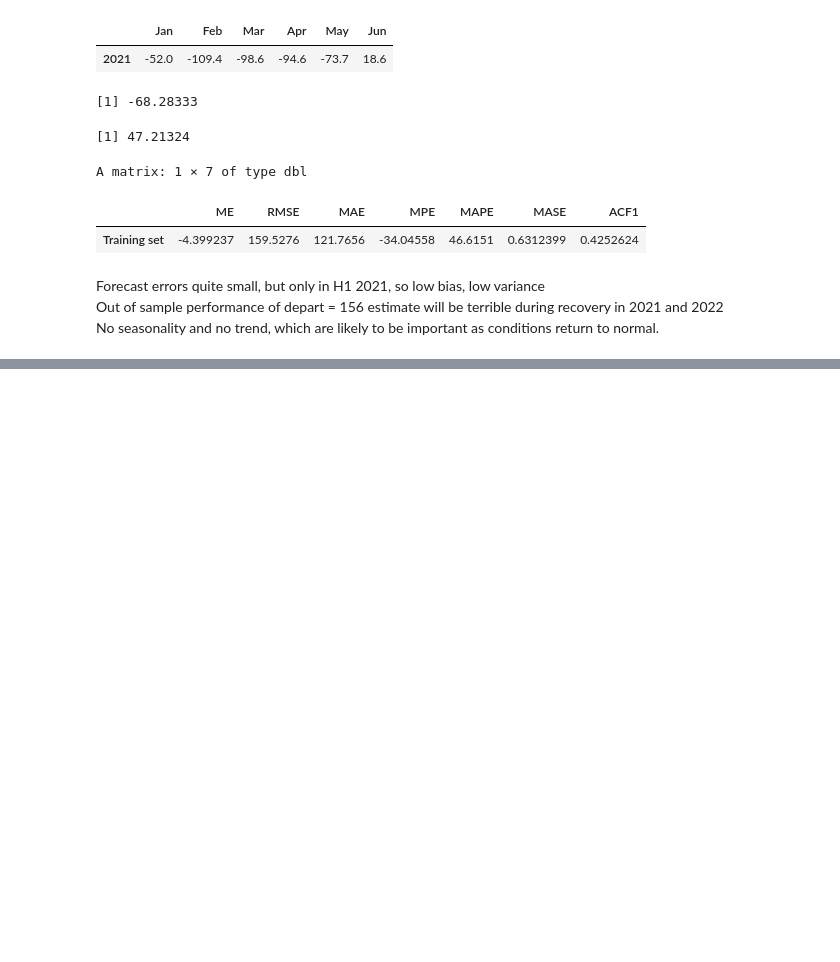
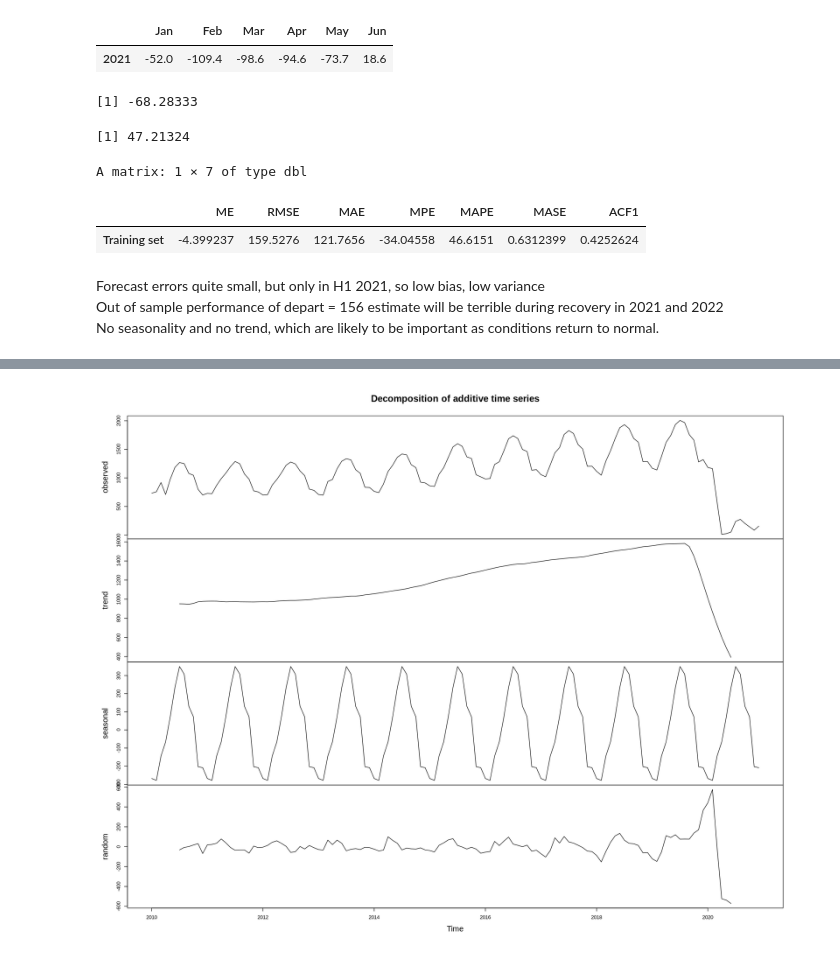
Before and after one commit to dpnolan/taba, a Jupyter notebook: TABA_time_series_analysis.ipynb, the cells around one changed output, grey strips where cells are left out. Saved outputs shown, nothing was run; the diff lists cells and outputs as text; code cells hidden in the pictures; blank space fills up the shorter version.

```diff
--- a/TABA_time_series_analysis.ipynb
+++ b/TABA_time_series_analysis.ipynb
@@ -1159,0 +1265,3 @@ No seasonality and no trend, which are likely to be important as conditions retu
+# %%
+fit1.decadd<-decompose(ts_departs_train,type='additive')
+fit1.decadd
@@ -1159,0 +1286,4 @@ No seasonality and no trend, which are likely to be important as conditions retu
+# %%
+plot(fit1.decadd)
+# %% [output]
+[figure, added]
```
Also changed, not shown: parts of 40 cells of this notebook.
